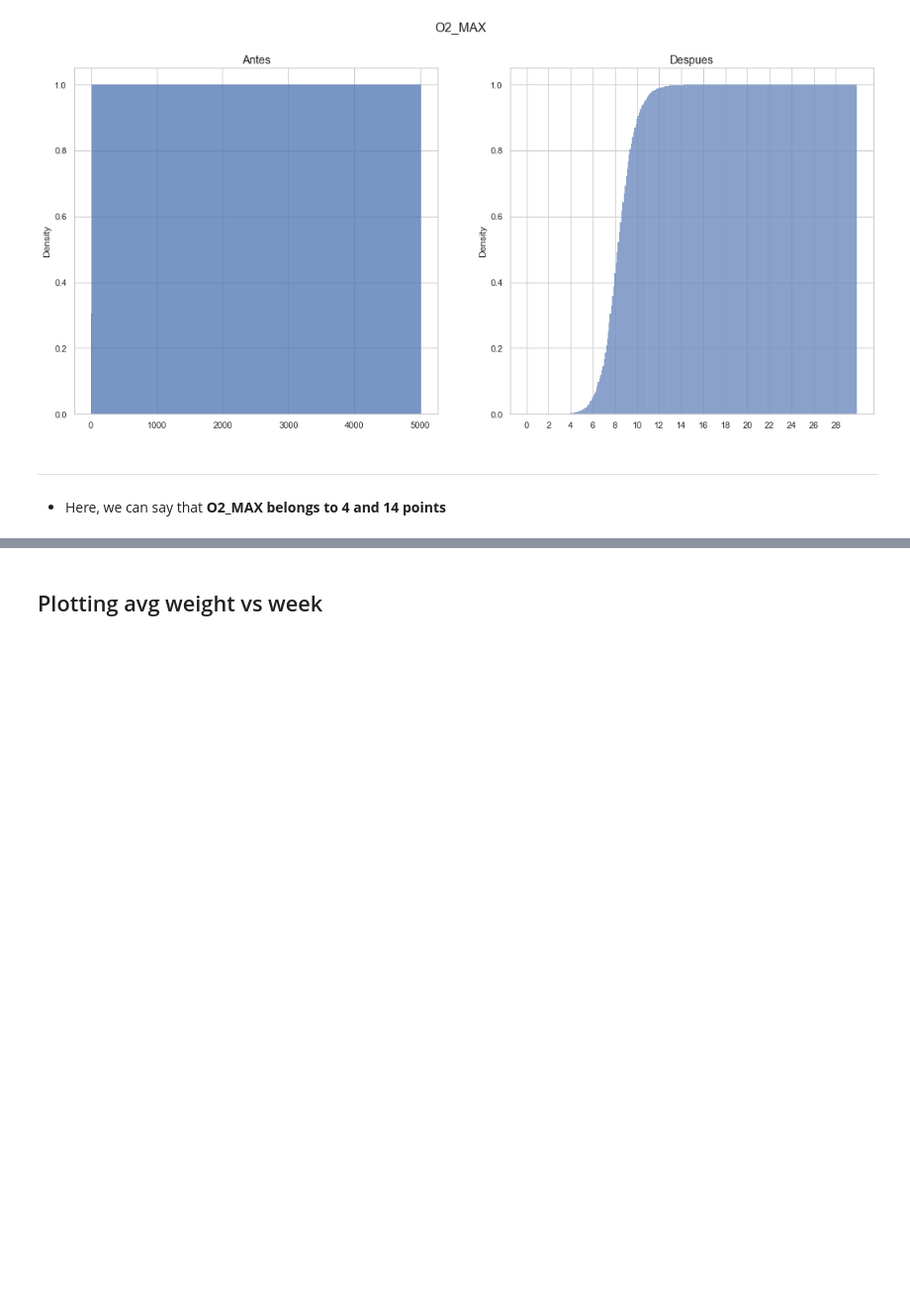
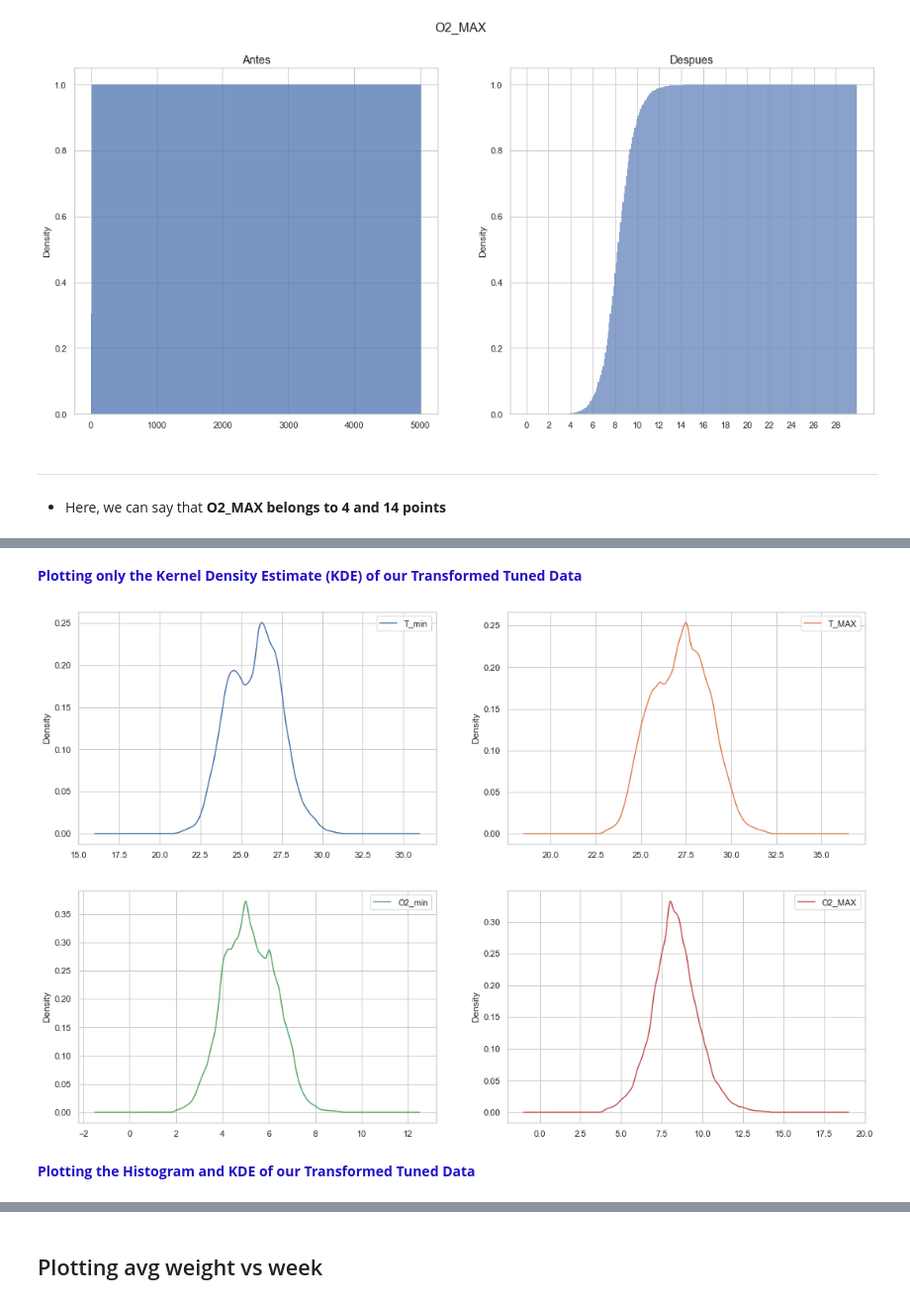
Before and after one commit to marlonZapata/tesis, a Jupyter notebook: jupyter-notebooks/3. Data Analysis - II.ipynb, the cells around one changed output, grey strips where cells are left out. Shown at 99% size. Drawn from its saved outputs; the diff is of its cells as text; code cells hidden in the pictures; blank space fills up the shorter version.

```diff
--- a/jupyter-notebooks/3. Data Analysis - II.ipynb
+++ b/jupyter-notebooks/3. Data Analysis - II.ipynb
@@ -380,0 +321,12 @@ data.describe()
+# %% [markdown]
+**<font color="#2412c7">Plotting only the Kernel Density Estimate (KDE) of our Transformed Tuned Data</font>**
+# %%
+figura = plt.figure(figsize = (18,12))
+formatoEjes = figura.gca()
+
+data.plot.kde(ax = formatoEjes, subplots = True, layout = (2,2), sharex = False)
+plt.show()
+# %% [output]
+[figure, added]
+# %% [markdown]
+**<font color="#2412c7">Plotting the Histogram and KDE of our Transformed Tuned Data</font>**
```
Also changed, not shown: parts of 35 cells of this notebook.
